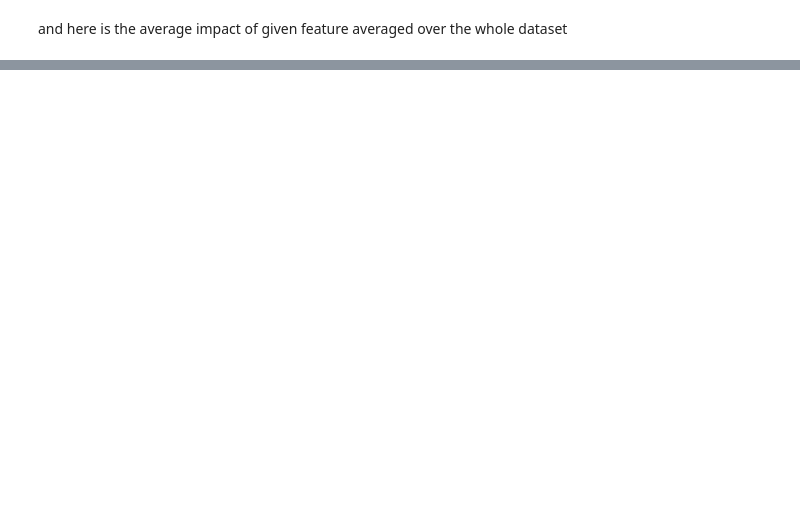
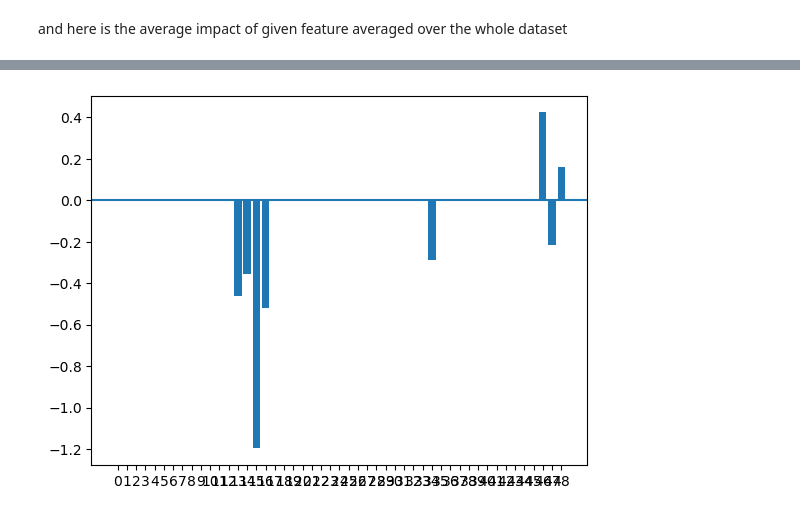
Before and after one commit to vnarek/fft-explain, a Jupyter notebook: main.ipynb, the cells around one changed output, grey strips where cells are left out. Saved outputs shown, nothing was run; the diff lists cells and outputs as text; code cells hidden in the pictures; blank space fills up the shorter version.

Commit message:
Add growing spheres counterfactual

```diff
--- a/main.ipynb
+++ b/main.ipynb
@@ -194,0 +198,5 @@ shap.summary_plot(explanation)
+# %%
+choosen_x = df.loc[3].to_numpy().reshape(1, -1).astype(np.float32)
+display(choosen_x.shape)
+
+clf.predict(choosen_x)
@@ -194,0 +206,3 @@ shap.summary_plot(explanation)
+# %%
+ce = CounterfactualExplanation(choosen_x, clf.predict)
+ce.fit(verbose=True)
@@ -194,0 +217,7 @@ shap.summary_plot(explanation)
+# %%
+res = ce.enemy - df.loc[3].to_numpy().reshape(1, -1)
+plt.bar(df.columns.to_numpy(), res[0])
+plt.axhline(y=0)
+plt.show()
+# %% [output]
+[figure, added]
```
Also changed, not shown: parts of 12 cells of this notebook, 18 other files.
